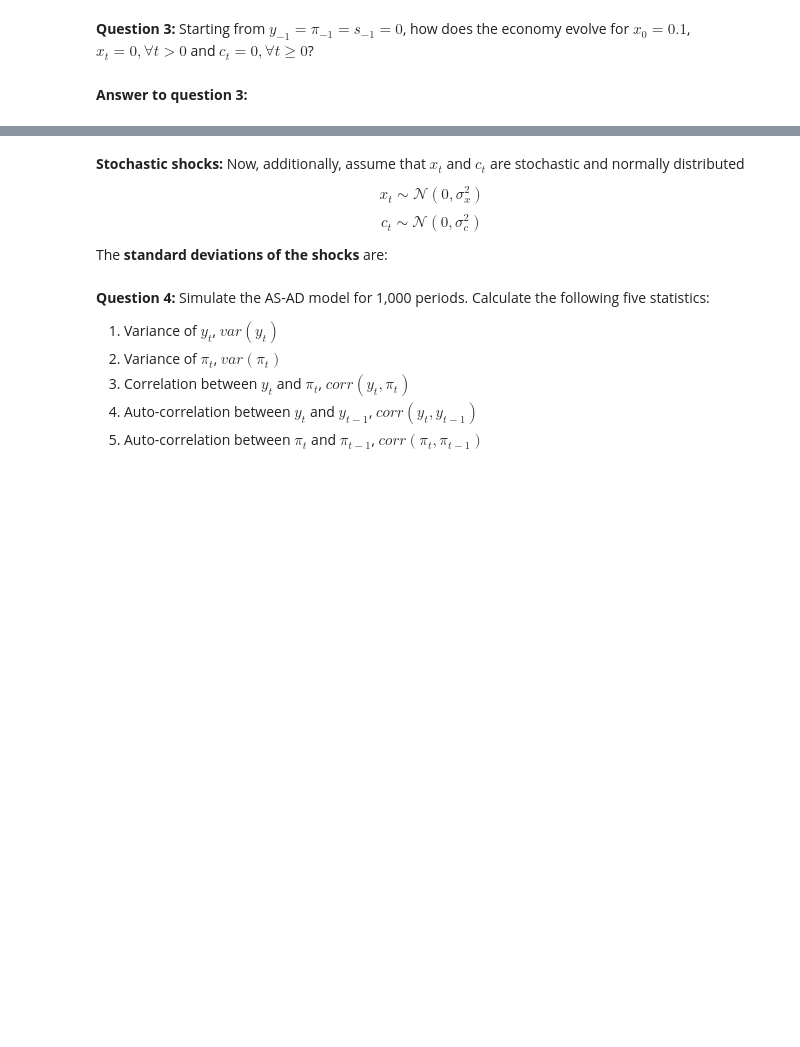
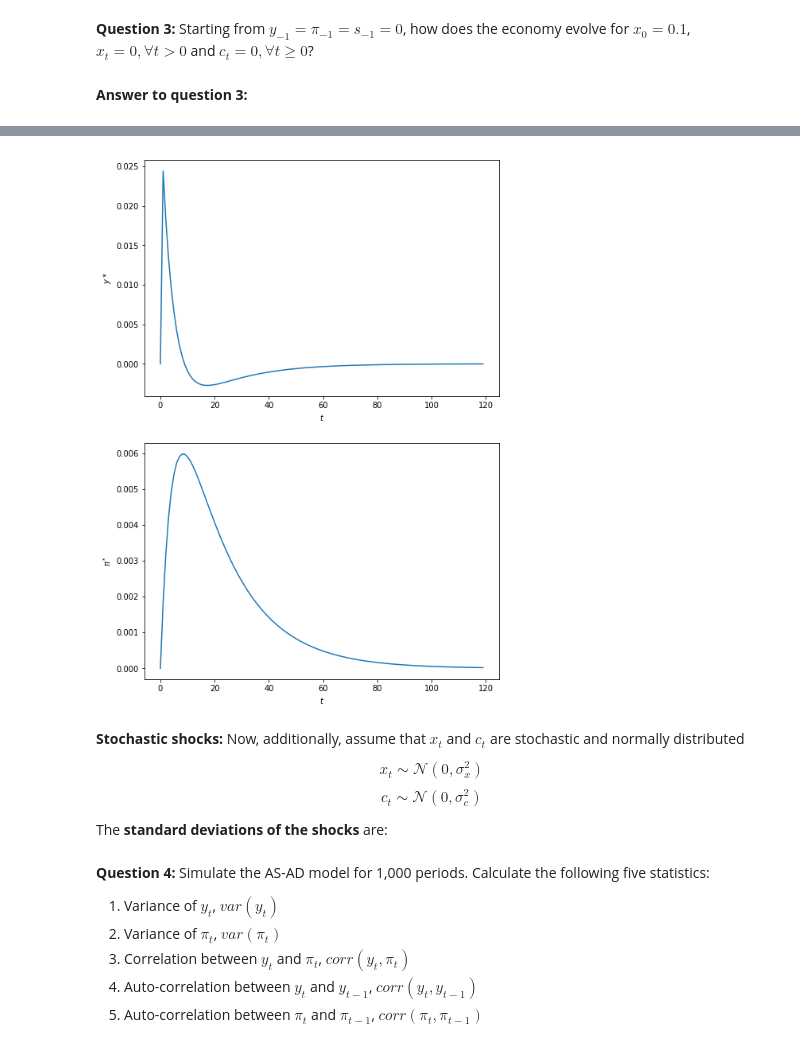
Before and after one commit to KristinaMariaSoerensen/projects-2019-chx, a Jupyter notebook: examproject/exam_2019.ipynb, the cells around one changed output, grey strips where cells are left out. Cells and saved outputs as stored; diff of their text form; code cells hidden in the pictures; blank space fills up the shorter version.

```diff
--- a/examproject/exam_2019.ipynb
+++ b/examproject/exam_2019.ipynb
@@ -346,3 +357,20 @@ s_pers = omega*s_past + c_t
+# %%
+# Dict of initial values
+init_val = {}
+
+init_val['y_neg1']  = 0
+init_val['pi_neg1'] = 0
+init_val['s_neg1']  = 0
+init_val['v_neg1']  = 0
+
+# Shock:
+init_val['x0'] = 0.1
+
+T = 120
+
+exam.persistent_disturbance(T,sol_func_y,sol_func_pi,**par,**init_val)
+# %% [output]
+[figure, added]
 # %% [markdown]
 **Stochastic shocks:** Now, additionally, assume that $x_t$ and $c_t$ are stochastic and normally distributed
 
```
Also changed, not shown: parts of 19 cells of this notebook, 3 other files.
